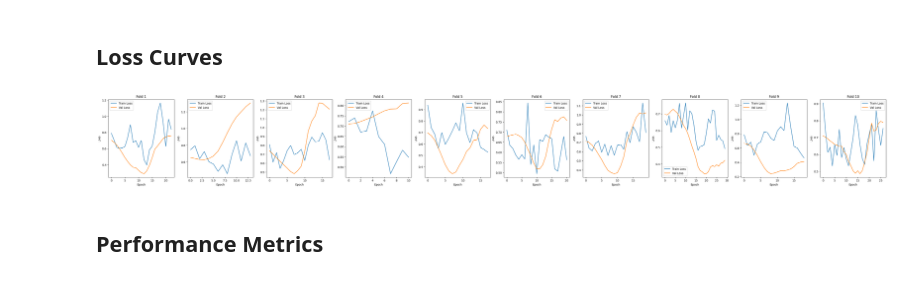
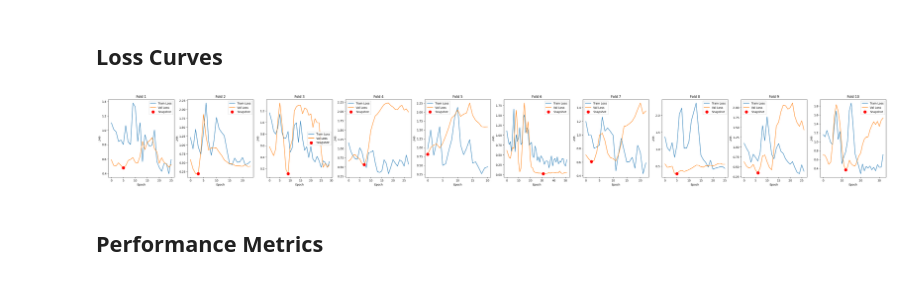
Before and after one commit to james-yap/lampe-cnn, a Jupyter notebook: playground/nn_elastic.ipynb, the cells around one changed output. Drawn from its saved outputs; the diff is of its cells as text; code cells hidden in the pictures.

Commit message:
chore(progress): len(sampler)=2, Batch Metrics fix

```diff
--- a/playground/nn_elastic.ipynb
+++ b/playground/nn_elastic.ipynb
@@ -90,18 +90,18 @@ class CustomModel(nn.Module):
 
         in_features = model.fc.in_features
         num_classes = len(CLASS_NAMES)
-        model.fc = nn.Sequential(  # type: ignore[assignment]
-            nn.BatchNorm1d(in_features), # TODO: this is similar to StandardScaler step in SVM
-            nn.Linear(in_features, num_classes),
+        # model.fc = nn.Sequential(  # type: ignore[assignment]
+        #     nn.BatchNorm1d(in_features), # TODO: this is similar to StandardScaler step in SVM
+        #     nn.Dropout(p=0.5),
+        #     nn.Linear(in_features, num_classes),
+        # )
+        model.fc = nn.Sequential(
+            nn.BatchNorm1d(in_features),
+            nn.Linear(in_features, 512),
+            nn.ReLU(),
             nn.Dropout(p=0.5),
+            nn.Linear(512, num_classes)
         )
-        # model.fc = nn.Sequential(
-        # nn.BatchNorm1d(in_features),
-        #     nn.Linear(in_features, 512),
-        #     nn.ReLU(),
-        #     nn.Dropout(p=0.5),
-        #     nn.Linear(512, num_classes)
-        # )
 
         for param in model.parameters():
             param.requires_grad = False
@@ -257,24 +278,25 @@ Early stopping triggered at epoch 27
 # %%
 from matplotlib import pyplot as plt
 
 fig, ax = plt.subplots(1, n_splits, figsize=(5 * n_splits, 5))
 
 # fig_title = "Report"
 # fig.suptitle(fig_title)
 
 # ax[0].imshow(img)
 # ax[0].set_title('Original RGB')
 # ax[0].axis('off')
 
 for i in range(n_splits):
     ax[i].plot(train_losses[i], label="Train Loss")
     ax[i].plot(val_losses[i], label="Val Loss")
+    ax[i].scatter(*min_val_losses[i], color='red', s=100, zorder=5, label='Snapshot')
     ax[i].set_xlabel("Epoch")
     ax[i].set_ylabel("Loss")
     ax[i].set_title(f"Fold {i + 1}")
     ax[i].legend()
 # %% [output]
-[figure, old version]
+[figure, new version]
 # %% [markdown]
 ## Performance Metrics
 # %%
```
Also changed, not shown: parts of 5 cells of this notebook.
